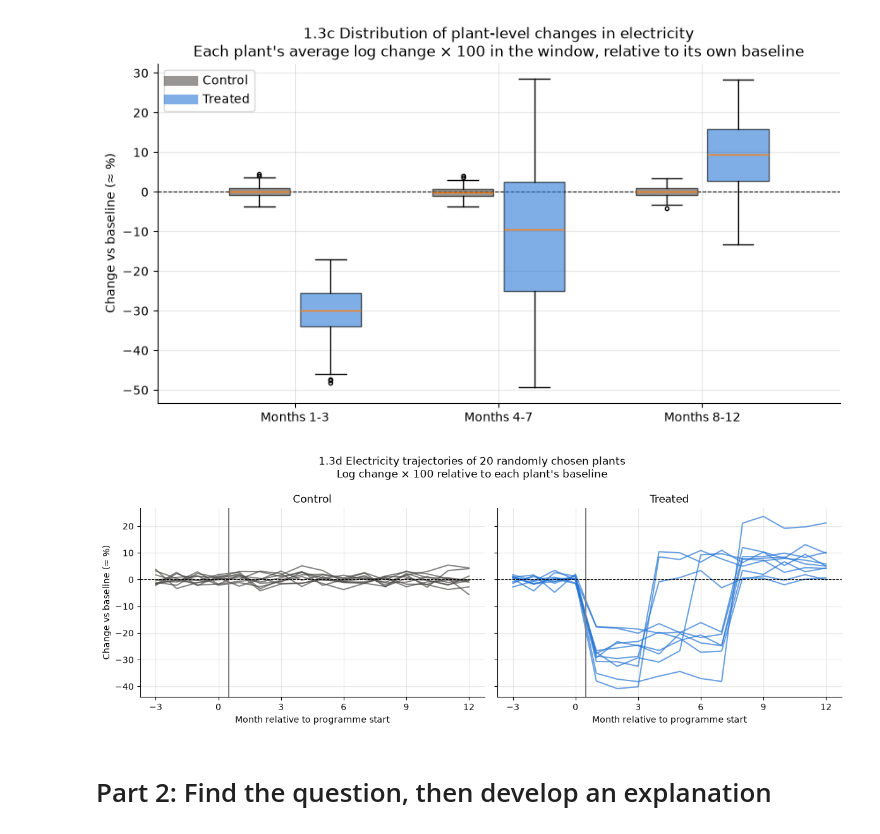
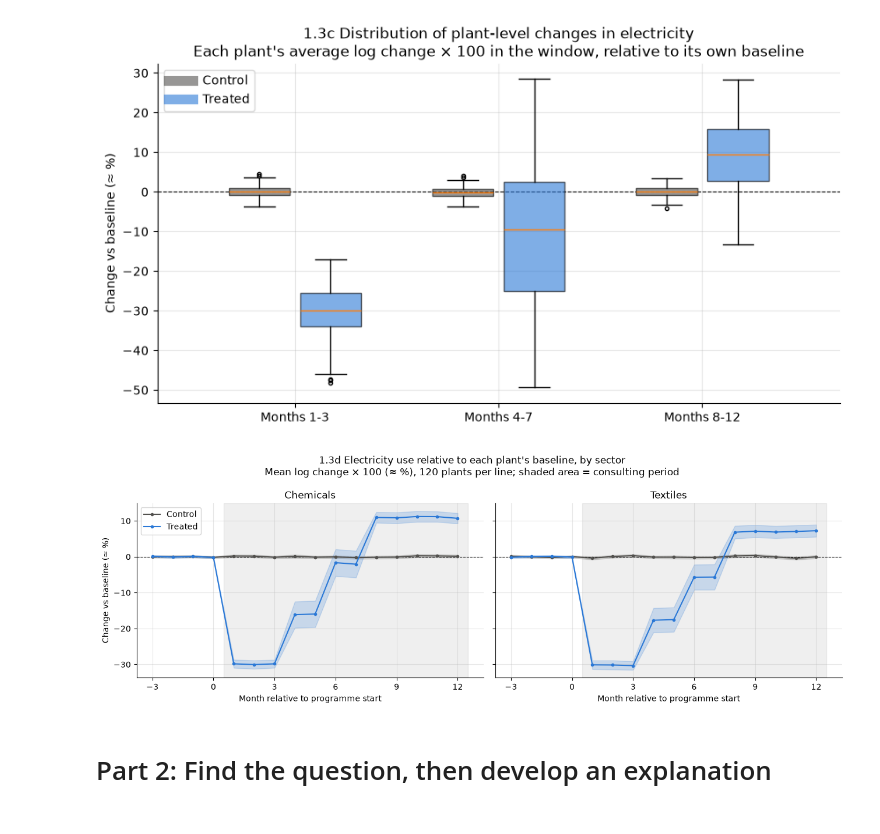
Before and after one commit to xave-markey/hw2_insurance_econ, a Jupyter notebook: assignment2_JL_V2.ipynb, the cells around one changed output. Cells and saved outputs as stored; diff of their text form; code cells hidden in the pictures.

```diff
--- a/assignment2_JL_V2.ipynb
+++ b/assignment2_JL_V2.ipynb
@@ -486,27 +524,29 @@ ax.legend()
 plt.show()
 # %% [output]
 [figure]
-# %%
-# Individual trajectories: 10 random plants per group
-sample_ids = plants.groupby("group").sample(n=10, random_state=123)["firm_id"]
-
-fig, axes = plt.subplots(1, 2, figsize=(12, 4.5), sharey=True)
-for ax, g in zip(axes, groups):
-    d = energy[energy["firm_id"].isin(sample_ids) & (energy["group"] == g)]
-    for _, plant in d.groupby("firm_id"):
-        ax.plot(plant["month"], 100 * plant["dlog_E"], color=group_colours[g], alpha=0.7)
-    ax.axvline(0.5, color="grey")
-    ax.axhline(0, linestyle="--", color="black", linewidth=0.8)
-    ax.set_xticks(range(-3, 13, 3))
-    ax.set_title(g)
-    ax.set_xlabel("Month relative to programme start")
-axes[0].set_ylabel("Change vs baseline (≈ %)")
-fig.suptitle("1.3d Electricity trajectories of 20 randomly chosen plants\n"
-             "Log change × 100 relative to each plant's baseline")
-fig.tight_layout()
-plt.show()
-# %% [output]
-[figure, removed]
+# %%
+# 1.3d Electricity relative to baseline, by sector and group, with 95% intervals across plants
+by_sector = mean_and_ci_by(energy, ["sector", "month", "group"], "dlog_E")
+
+fig, axes = plt.subplots(1, 2, figsize=(13, 4.5), sharey=True)
+for ax, s in zip(axes, sectors):
+    ax.axvspan(0.5, 12.5, color="grey", alpha=0.12)
+    ax.axhline(0, linestyle="--", color="black", linewidth=0.8)
+    for g in groups:
+        d = by_sector[(by_sector["sector"] == s) & (by_sector["group"] == g)]
+        ax.fill_between(d["month"], 100 * d["low"], 100 * d["high"], color=group_colours[g], alpha=0.2)
+        ax.plot(d["month"], 100 * d["mean"], marker="o", markersize=3, color=group_colours[g], label=g)
+    ax.set_title(s)
+    ax.set_xticks(range(-3, 13, 3))
+    ax.set_xlabel("Month relative to programme start")
+axes[0].set_ylabel("Change vs baseline (≈ %)")
+axes[0].legend()
+fig.suptitle("1.3d Electricity use relative to each plant's baseline, by sector\n"
+             "Mean log change × 100 (≈ %), 120 plants per line; shaded area = consulting period")
+fig.tight_layout()
+plt.show()
+# %% [output]
+[figure, added]
 # %% [markdown]
 # Part 2: Find the question, then develop an explanation
 # %% [markdown]
```
Also changed, not shown: parts of 31 cells of this notebook.
